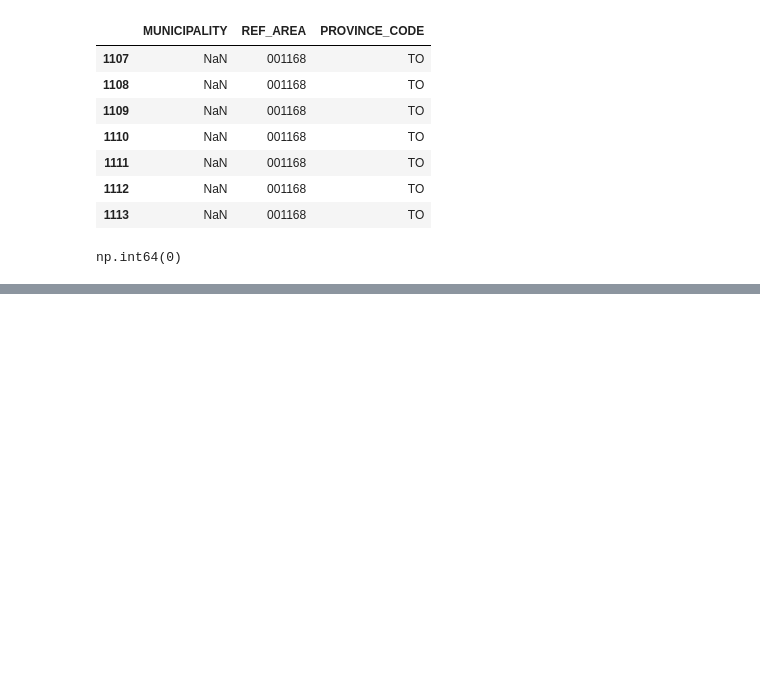
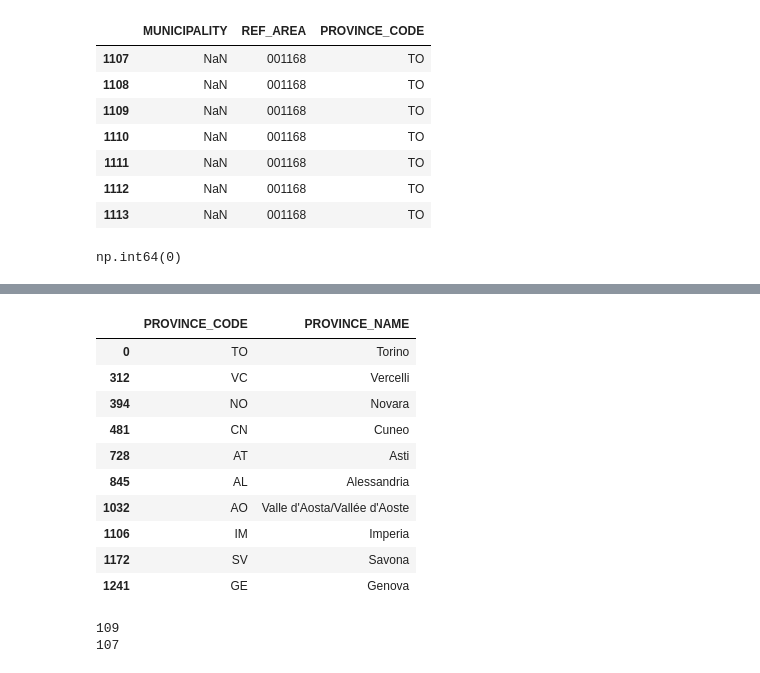
Before and after one commit to gretabarrale/boolean_capstone_project, a Jupyter notebook: fetching_data.ipynb, the cells around one changed output, grey strips where cells are left out. Cells and saved outputs as stored; diff of their text form; code cells hidden in the pictures; blank space fills up the shorter version.

```diff
--- a/fetching_data.ipynb
+++ b/fetching_data.ipynb
@@ -531,0 +560,25 @@ np.int64(0)
+# %%
+#Selecting columns from province_lookup
+province_lookup = pd.read_csv('istat_province_lookup.csv')
+province_lookup = province_lookup[["Sigla automobilistica", "Denominazione dell'Unità territoriale sovracomunale \n(valida a fini statistici)"]].drop_duplicates()
+province_lookup.columns = ['PROVINCE_CODE', 'PROVINCE_NAME']
+province_lookup.head(10)
+# %% [output]
+|  | PROVINCE_CODE | PROVINCE_NAME |
+| 0 | TO | Torino |
+| 312 | VC | Vercelli |
+| 394 | NO | Novara |
+| 481 | CN | Cuneo |
+| 728 | AT | Asti |
+| 845 | AL | Alessandria |
+| 1032 | AO | Valle d'Aosta/Vallée d'Aoste |
+| 1106 | IM | Imperia |
+| 1172 | SV | Savona |
+| 1241 | GE | Genova |
+# %%
+# Checking for possible duplicates, the number of provinces is expected to be 107
+print(province_lookup['PROVINCE_CODE'].nunique())
+print(df['PROVINCE_CODE'].nunique())
+# %% [output]
+109
+107
```
Also changed, not shown: parts of 8 cells of this notebook, 2 other files.
